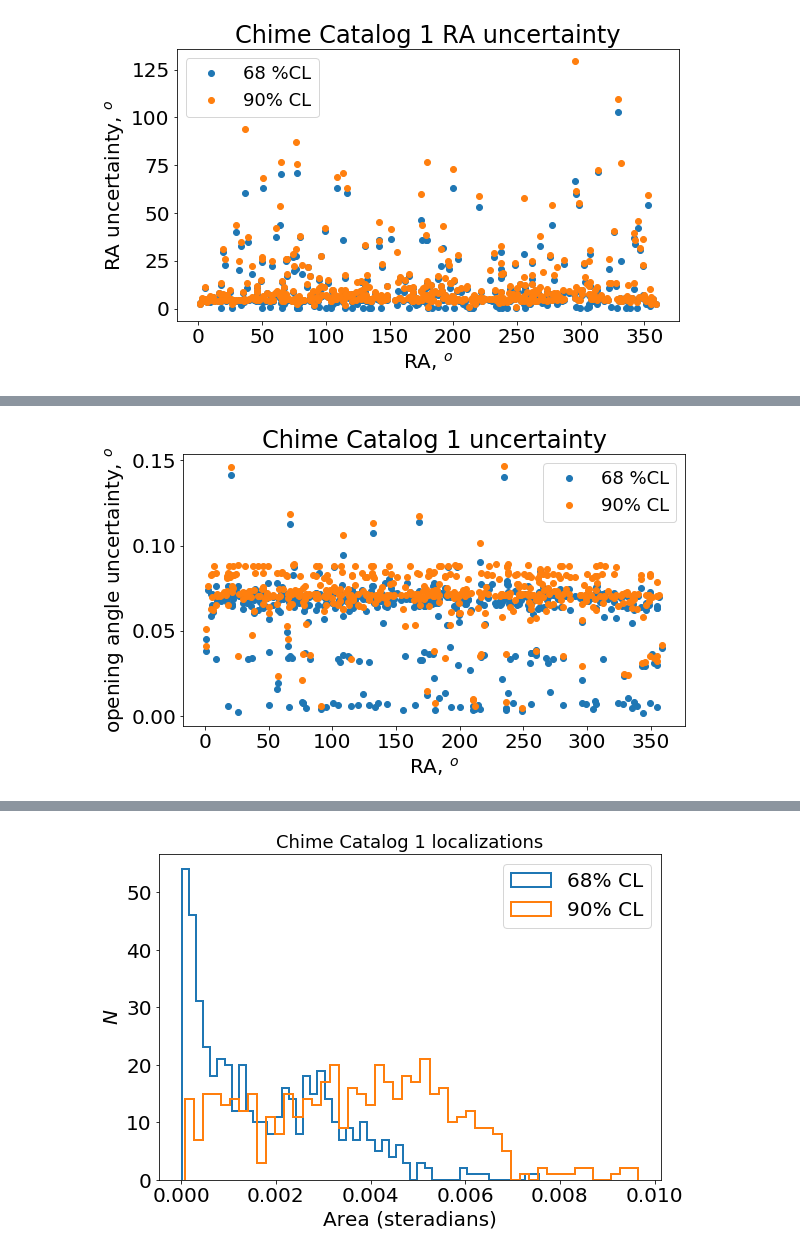
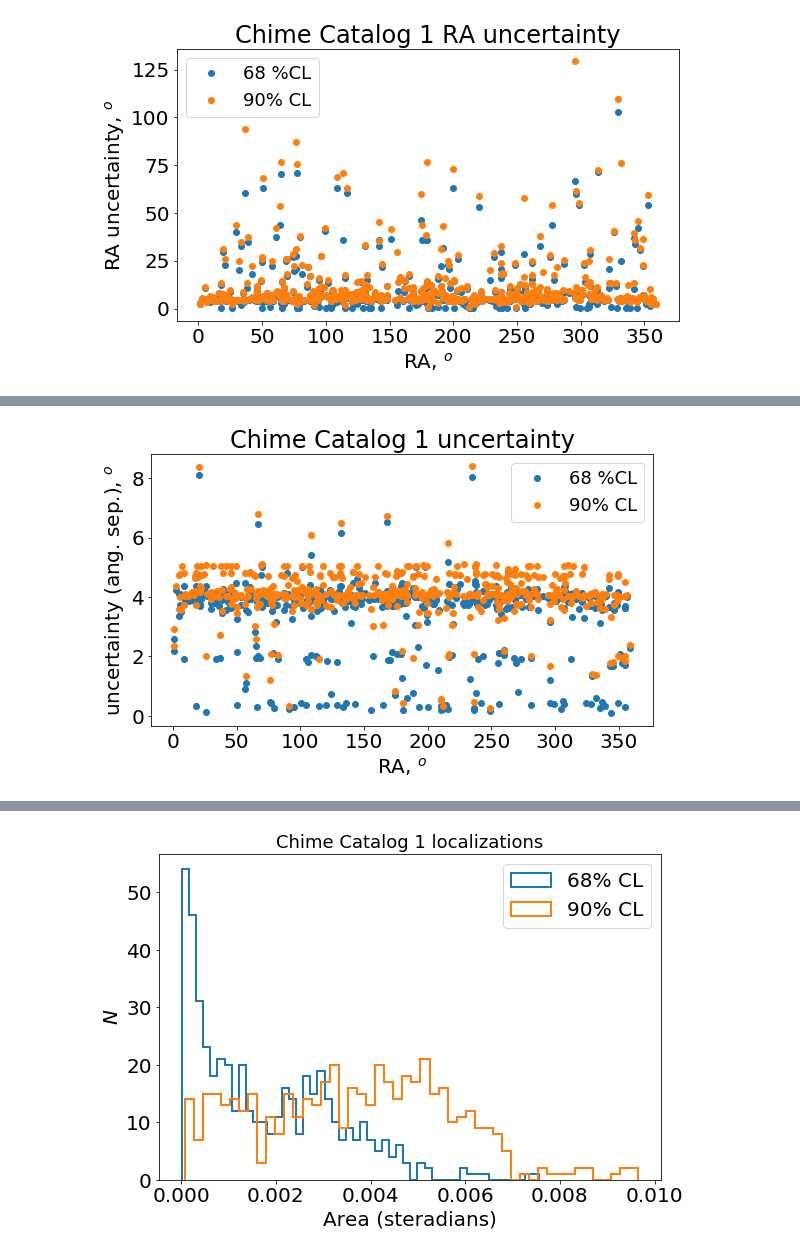
Before and after one commit to jessiethw/FRB, a Jupyter notebook: localizations.ipynb, the cells around one changed output, grey strips where cells are left out. Saved outputs shown, nothing was run; the diff lists cells and outputs as text; code cells hidden in the pictures.

```diff
--- a/localizations.ipynb
+++ b/localizations.ipynb
@@ -189,19 +209,19 @@ for j in range(len(new_localizations['ra'])):
                                [new_localizations['ra'][j]+new_localizations['ra_unc_90'][j]/2,
                                new_localizations['dec'][j]+new_localizations['dec_unc_90'][j]/2],
                                lonlat=True)
-    new_localizations['d_openangle_68'].append(d_oa_68[0])
-    new_localizations['d_openangle_90'].append(d_oa_90[0])
+    new_localizations['d_openangle_68'].append(np.degrees(d_oa_68[0]))
+    new_localizations['d_openangle_90'].append(np.degrees(d_oa_90[0]))
 # %%
 fig, ax = plt.subplots(figsize=(9,5))
 plt.plot(new_localizations['ra'], new_localizations['d_openangle_68'],
          'o', label='68 %CL', color='C0')
 plt.plot(new_localizations['ra'], new_localizations['d_openangle_90'],
          'o', label='90% CL', color='C1')
-ax.set_ylabel(r'opening angle uncertainty, $^o$')
+ax.set_ylabel(r'uncertainty (ang. sep.), $^o$')
 ax.set_xlabel(r'RA, $^o$')
 ax.set_title(r'Chime Catalog 1 uncertainty')
 
 plt.legend(fontsize=18)
 plt.savefig('/home/jthwaites/public_html/frb_param_plots/cat1_oaunc2.png')
 # %% [output]
-[figure, old version]
+[figure, new version]
```
Also changed, not shown: parts of 4 cells of this notebook, 3 other files.
